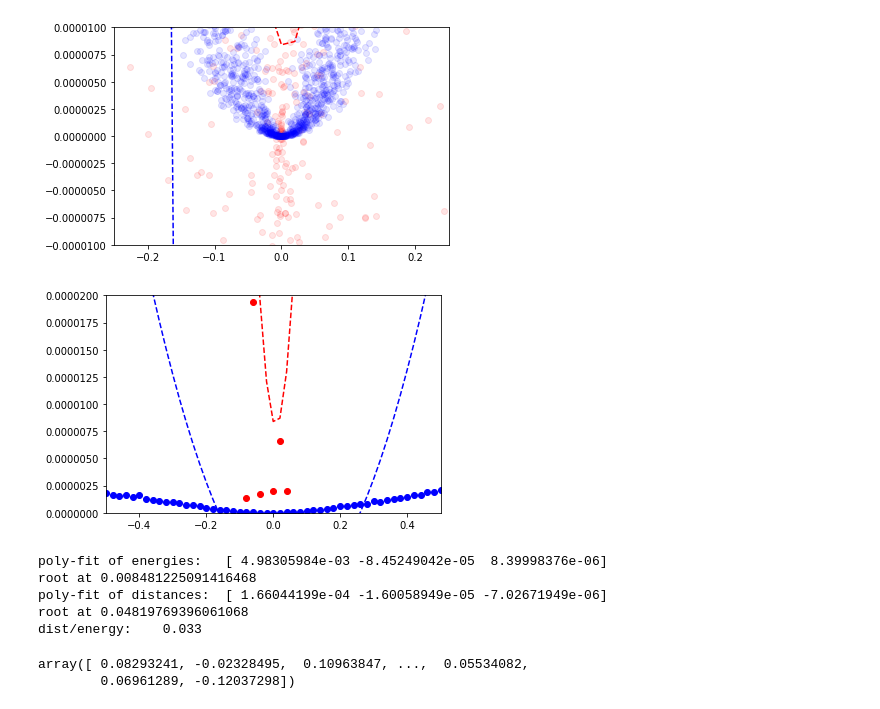
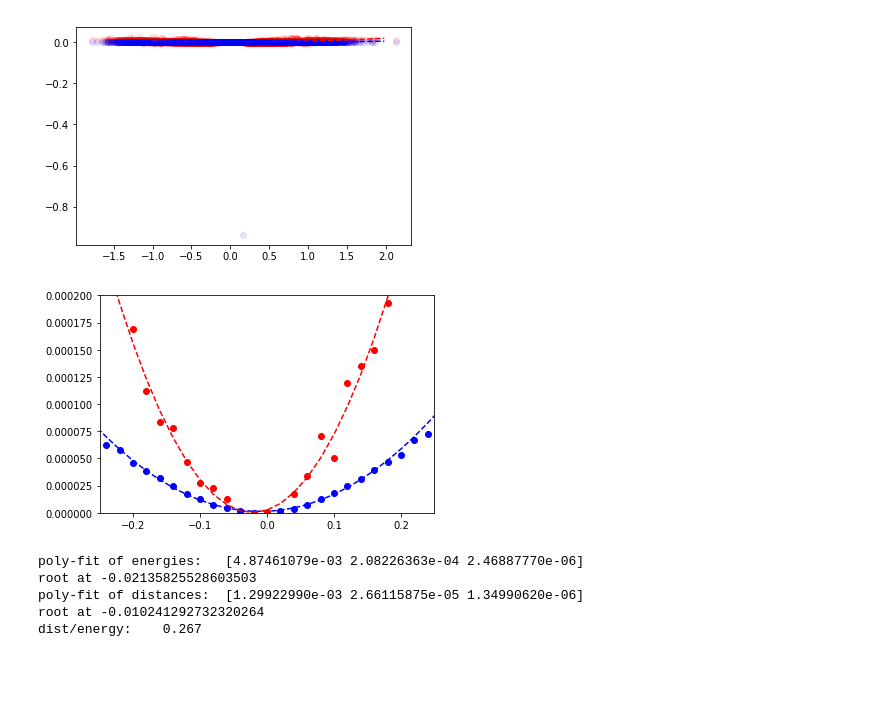
Before and after one commit to christophhofer40/CH-reconstruction, a Jupyter notebook: plot_potential.ipynb, the cells around one changed output. Cells and saved outputs as stored; diff of their text form; code cells hidden in the pictures; blank space fills up the shorter version.

```diff
--- a/plot_potential.ipynb
+++ b/plot_potential.ipynb
@@ -13,28 +13,34 @@ energy_avg=[]
 step=0.02
 x=np.arange(int(np.min(radius)),int(np.max(radius)+0.5),step)
 
-(xlimen,xlimdist)=(0.25,0.25)
-enpars=np.polyfit(radius[np.abs(radius)<=xlimen],energy[np.abs(radius)<=xlimen],2)
-distpars=np.polyfit(radius[np.abs(radius)<=xlimdist],dists[np.abs(radius)<=xlimdist],2)
+for i in x:
+    if len(dists[(radius>=i)*(radius<(i+step))])>0:
+        dists_avg.append(np.median(dists[(radius>=i)*(radius<(i+step))]))
+        energy_avg.append(np.median(energy[(radius>=i)*(radius<(i+step))]))
+    else:
+        dists_avg.append(np.nan)
+        energy_avg.append(np.nan)
+
+energy_avg=np.array(energy_avg)
+dists_avg=np.array(dists_avg)
+
+(xlimen,xlimdist)=(0.2,0.2)
+enpars=np.polyfit(x[np.abs(x)<=xlimen],energy_avg[np.abs(x)<=xlimen],2)
+distpars=np.polyfit(x[np.abs(x)<=xlimdist],dists_avg[np.abs(x)<=xlimdist],2)
+p_en = np.poly1d(enpars)
+p_dist = np.poly1d(distpars)
 # %%
 plt.plot(radius,energy,'ro',alpha=0.1)
 plt.plot(radius,dists,'bo',alpha=0.1)
-plt.plot(x,distpars[0]*x**2+distpars[1]*x+distpars[2],'b--')
-plt.plot(x,enpars[0]*x**2+enpars[1]*x+enpars[2],'r--')
-#plt.plot(radius,energy,'ro')
-plt.xlim(-0.25,0.25)
-plt.ylim(-0.00001,0.00001)
+plt.plot(x,p_en(x),'r--')
+plt.plot(x,p_dist(x),'b--')
+#plt.xlim(-0.25,0.25)
+#plt.ylim(-0.00001,0.0001)
 plt.show()
 # %% [output]
-[figure, old version]
+[figure, new version]
 # %%
-for i in x:
-    if len(dists[(radius>=i)*(radius<(i+step))])>0:
-        dists_avg.append(np.median(dists[(radius>=i)*(radius<(i+step))]))
-        energy_avg.append(np.median(energy[(radius>=i)*(radius<(i+step))]))
-    else:
-        dists_avg.append(np.nan)
-        energy_avg.append(np.nan)
+
 
 plt.plot(x,dists_avg,'bo')
 plt.plot(x,distpars[0]*x**2+distpars[1]*x+distpars[2],'b--')
@@ -42,8 +48,8 @@ plt.plot(x,distpars[0]*x**2+distpars[1]*x+distpars[2],'b--')
 plt.plot(x,energy_avg,'ro')
 plt.plot(x,enpars[0]*x**2+enpars[1]*x+enpars[2],'r--')
 
-plt.ylim(-0.000,0.00002)
-plt.xlim(-0.5,0.5)
+plt.ylim(-0.000,0.0002)
+plt.xlim(-0.25,0.25)
 plt.show()
 
 print('poly-fit of energies:\t'+str(enpars))
@@ -52,14 +58,9 @@ print('poly-fit of distances:\t'+str(distpars))
 print('root at '+str(-distpars[1]/(2*distpars[0])))
 print('dist/energy:\t'+str(round(distpars[0]/enpars[0],3)))
 # %% [output]
-[figure, old version]
+[figure, new version]
-poly-fit of energies:   [ 4.98305984e-03 -8.45249042e-05  8.39998376e-06]
-root at 0.008481225091416468
-poly-fit of distances:  [ 1.66044199e-04 -1.60058949e-05 -7.02671949e-06]
-root at 0.04819769396061068
-dist/energy:    0.033
+poly-fit of energies:   [4.87461079e-03 2.08226363e-04 2.46887770e-06]
+root at -0.02135825528603503
+poly-fit of distances:  [1.29922990e-03 2.66115875e-05 1.34990620e-06]
+root at -0.010241292732320264
+dist/energy:    0.267
-# %%
-radius[np.abs(radius)<=xlimdist]
-# %% [output]
-array([ 0.08293241, -0.02328495,  0.10963847, ...,  0.05534082,
-        0.06961289, -0.12037298])
```
Also changed, not shown: parts of 5 cells of this notebook, 5 other files.
